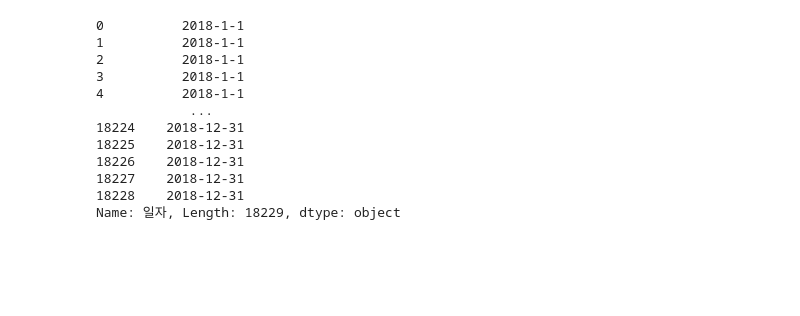
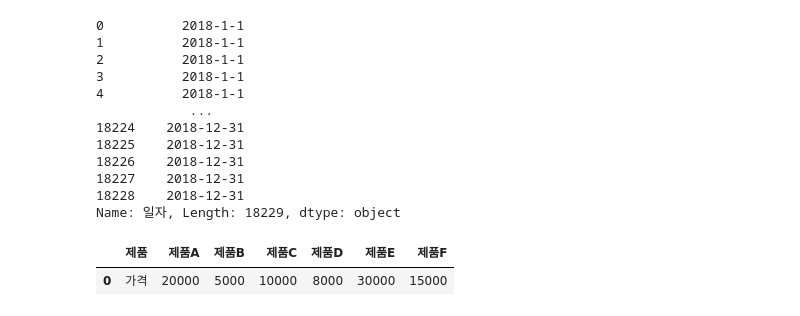
Before and after one commit to Huni0318/preprocessing, a Jupyter notebook: 07. 연습/practice1.ipynb, the cells around one changed output. Drawn from its saved outputs; the diff is of its cells as text; code cells hidden in the pictures; blank space fills up the shorter version.

```diff
--- a/07. 연습/practice1.ipynb
+++ b/07. 연습/practice1.ipynb
@@ -725,3 +725,9 @@ merged_df['일자']
 18227    2018-12-31
 18228    2018-12-31
 Name: 일자, Length: 18229, dtype: object
+# %%
+price_df = pd.read_excel("제품별_가격정보.xlsx")
+price_df
+# %% [output]
+|  | 제품 | 제품A | 제품B | 제품C | 제품D | 제품E | 제품F |
+| 0 | 가격 | 20000 | 5000 | 10000 | 8000 | 30000 | 15000 |
```
Also changed, not shown: parts of 6 cells of this notebook.
